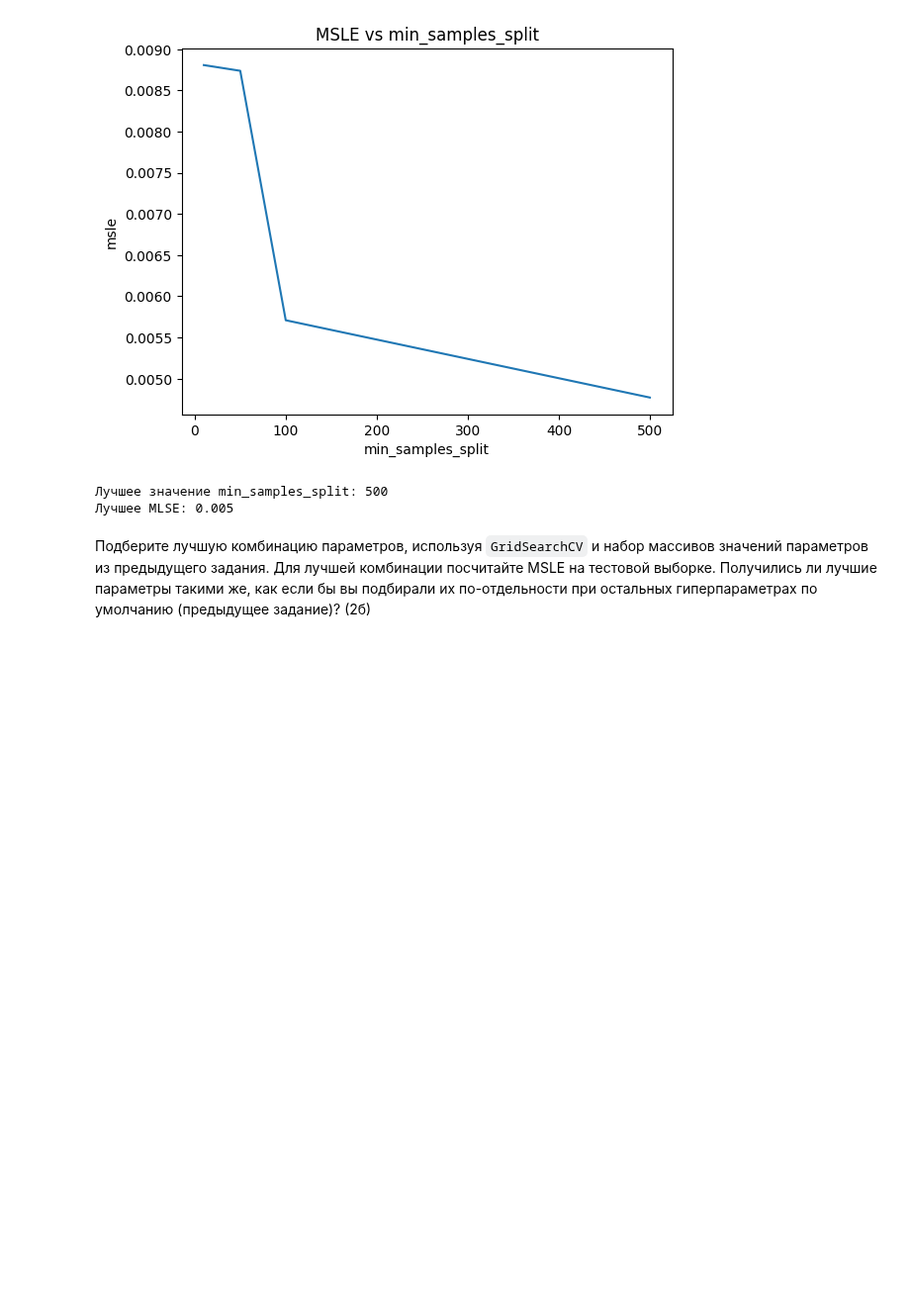
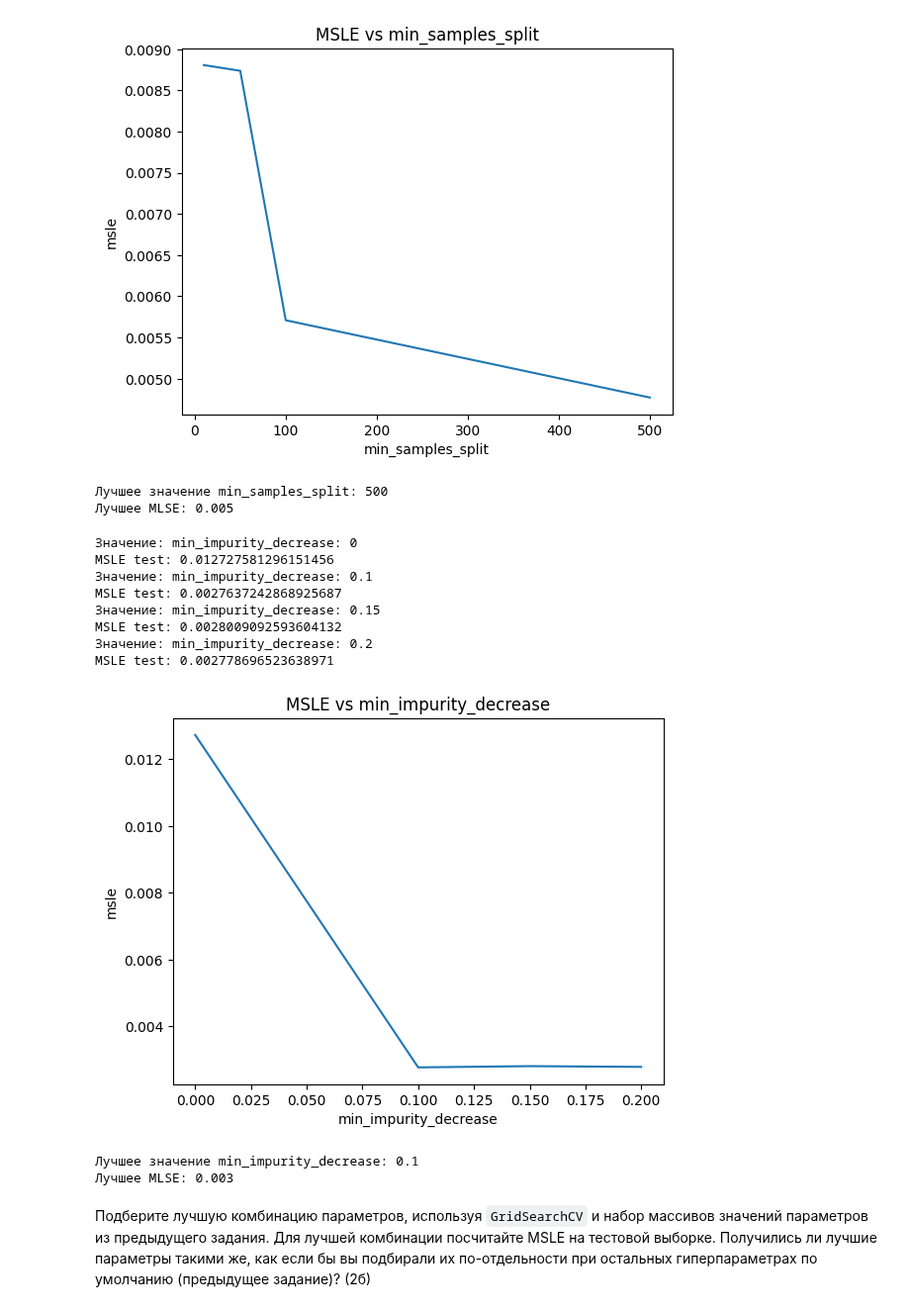
Before and after one commit to ML-engineering-Freelancerroma/ML_course, a Jupyter notebook: ML_18_гиперпараметры_деревьев/HW_18_NEW.ipynb, the cells around one changed output. Shown at 99% size. Drawn from its saved outputs; the diff is of its cells as text; code cells hidden in the pictures; blank space fills up the shorter version.

Commit message:
plt impurity

```diff
--- a/ML_18_гиперпараметры_деревьев/HW_18_NEW.ipynb
+++ b/ML_18_гиперпараметры_деревьев/HW_18_NEW.ipynb
@@ -287,6 +287,20 @@ MSLE test: 0.004770659739495118
 [figure]
 Лучшее значение min_samples_split: 500
 Лучшее MLSE: 0.005
+# %%
+best_min_impurity = best_hyperparameter('min_impurity_decrease', min_impurity_decrease_list, X_train, y_train, X_test, y_test)
+# %% [output]
+Значение: min_impurity_decrease: 0
+MSLE test: 0.012727581296151456
+Значение: min_impurity_decrease: 0.1
+MSLE test: 0.0027637242868925687
+Значение: min_impurity_decrease: 0.15
+MSLE test: 0.0028009092593604132
+Значение: min_impurity_decrease: 0.2
+MSLE test: 0.002778696523638971
+[figure, added]
+Лучшее значение min_impurity_decrease: 0.1
+Лучшее MLSE: 0.003
 # %% [markdown]
 Подберите лучшую комбинацию параметров, используя `GridSearchCV` и набор массивов значений параметров из предыдущего задания. Для лучшей комбинации посчитайте MSLE на тестовой выборке. Получились ли лучшие параметры такими же, как если бы вы подбирали их по-отдельности при остальных гиперпараметрах по умолчанию (предыдущее задание)? (2б)
 # %%
```
Also changed, not shown: parts of 1 cell of this notebook.
